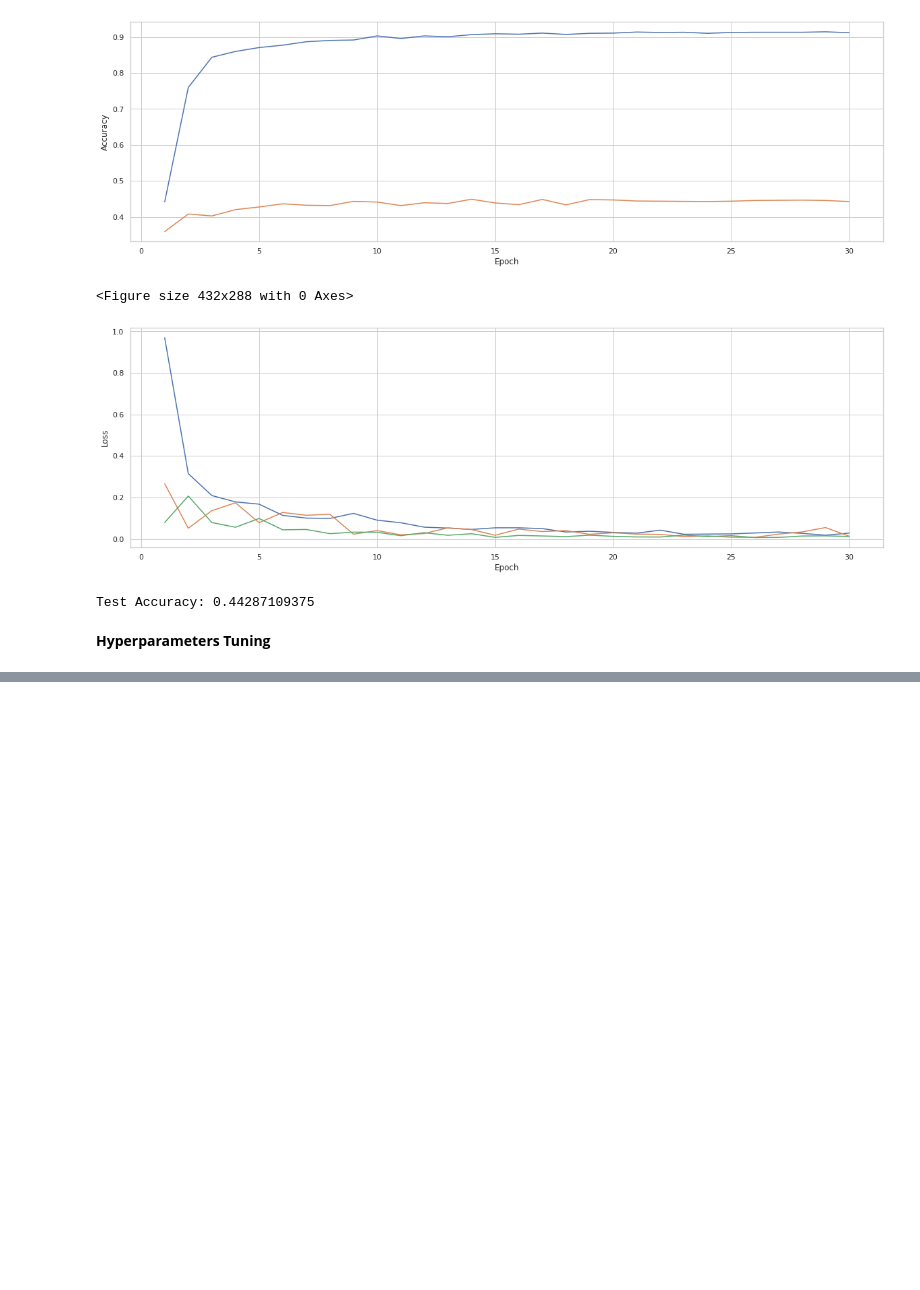
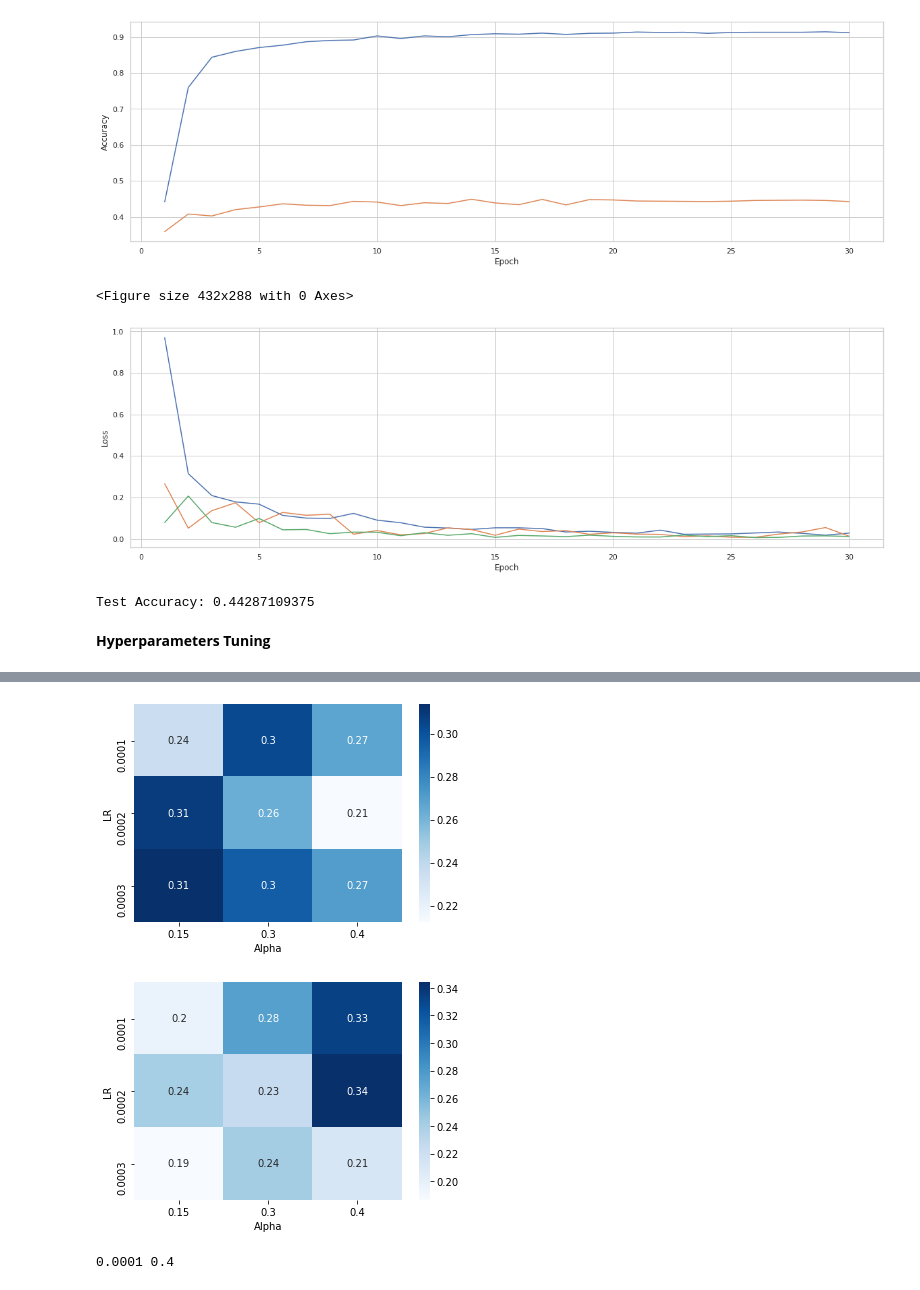
Before and after one commit to cpeluso/HW3-Deep-Domain-Adaptation, a Jupyter notebook: HW3_Deep_Domain_Adaptation.ipynb, the cells around one changed output, grey strips where cells are left out. Saved outputs shown, nothing was run; the diff lists cells and outputs as text; code cells hidden in the pictures; blank space fills up the shorter version.

```diff
--- a/HW3_Deep_Domain_Adaptation.ipynb
+++ b/HW3_Deep_Domain_Adaptation.ipynb
@@ -652,6 +652,9 @@ Test Accuracy: 0.44287109375
 # %% [markdown]
 **Hyperparameters Tuning**
 # %%
+train_dataset, test_dataset, cartoon_dataset, sketch_dataset = loader.load_datasets()
+dataloader_source, dataloader_target, dataloader_target_cartoon, dataloader_target_sketch = loader.load_dataloaders()
+
 hyperparameters_set = [[0.0001, 0.0002, 0.0003], [0.15, 0.3, 0.4]]
 validation_accuracies_cartoon = dict()
 
@@ -672,7 +675,7 @@ for lr in hyperparameters_set[0]:
 
     validation_accuracies_cartoon[(lr, alpha)] = manager.train_network_with_adaptation_cartoon(dann, util, alpha)
 
-    model_filename = "model_lr_" + str(LR).replace(".", "") + "_alpha_" + str(LAMBDA).replace(".", "") + ".pth"
+    model_filename = "model_lr_" + str(lr).replace(".", "") + "_alpha_" + str(alpha).replace(".", "") + ".pth"
     model_path = F"/content/drive/My Drive/Colab Notebooks/HW3/hyperparameters_tuning_cartoon/{model_filename}"
     torch.save(dann.state_dict(), model_path)
 
@@ -722,7 +718,7 @@ for lr in hyperparameters_set[0]:
 
     validation_accuracies_sketch[(lr, alpha)] = manager.train_network_with_adaptation_sketch(dann, util, alpha)
 
-    model_filename = "model_lr_" + str(LR).replace(".", "") + "_alpha_" + str(LAMBDA).replace(".", "") + ".pth"
+    model_filename = "model_lr_" + str(lr).replace(".", "") + "_alpha_" + str(alpha).replace(".", "") + ".pth"
     model_path = F"/content/drive/My Drive/Colab Notebooks/HW3/hyperparameters_tuning_sketch/{model_filename}"
     torch.save(dann.state_dict(), model_path)
 
@@ -737,40 +744,41 @@ for lr in hyperparameters_set[0]:
 # %%
 max_validation_accuracy_cartoon = dict()
 max_validation_accuracy_sketch = dict()
-
-print(validation_accuracies_cartoon)
-print(validation_accuracies_sketch)
-
 
 for key in validation_accuracies_cartoon:
     max_validation_accuracy_cartoon[key] = sorted(validation_accuracies_cartoon[key], reverse=True)[0]
 
 for key in validation_accuracies_sketch:
     max_validation_accuracy_sketch[key] = sorted(validation_accuracies_sketch[key], reverse=True)[0]
 
 grid_search_cartoon = []
 for key in max_validation_accuracy_cartoon:
     grid_search_cartoon.append( (key[0], key[1], max_validation_accuracy_cartoon[key]) )
 
 cartoon = pd.DataFrame(grid_search_cartoon, columns =['LR', 'Alpha', 'Accuracy'])
 cartoon_pivot = cartoon.pivot(index='LR', columns='Alpha', values='Accuracy')
-ax = sns.heatmap(cartoon_pivot,annot=True)
+ax = sns.heatmap(cartoon_pivot,annot=True, cmap="Blues")
 
 plt.show()
 
 grid_search_sketch = []
 for key in max_validation_accuracy_sketch:
     grid_search_sketch.append( (key[0], key[1], max_validation_accuracy_sketch[key]) )
 
 sketch = pd.DataFrame(grid_search_sketch, columns =['LR', 'Alpha', 'Accuracy'])
 sketch_pivot = sketch.pivot(index='LR', columns='Alpha', values='Accuracy')
-ax = sns.heatmap(sketch_pivot,annot=True)
-
-avg_validation_accuracy = dict()
-
-for key in max_validation_accuracy_cartoon:
-    avg_validation_accuracy[key] = (max_validation_accuracy_cartoon[key] + max_validation_accuracy_sketch[key]) / 2
-
-lr, alpha = [key for key in avg_validation_accuracy if avg_validation_accuracy[key] == sorted(avg_validation_accuracy.values(), reverse=True)[0]][0]
-
-lr, alpha # Best Parameters
+ax = sns.heatmap(sketch_pivot,annot=True, cmap="Blues")
+# %% [output]
+[figure, added]
+[figure, added]
+# %%
+avg_validation_accuracy = dict()
+
+for key in max_validation_accuracy_cartoon:
+    avg_validation_accuracy[key] = (max_validation_accuracy_cartoon[key] + max_validation_accuracy_sketch[key]) / 2
+
+lr, alpha = [key for key in avg_validation_accuracy if avg_validation_accuracy[key] == sorted(avg_validation_accuracy.values(), reverse=True)[0]][0]
+
+print(lr, alpha) # Best Parameters
+# %% [output]
+0.0001 0.4
```
Also changed, not shown: parts of 2 cells of this notebook.
